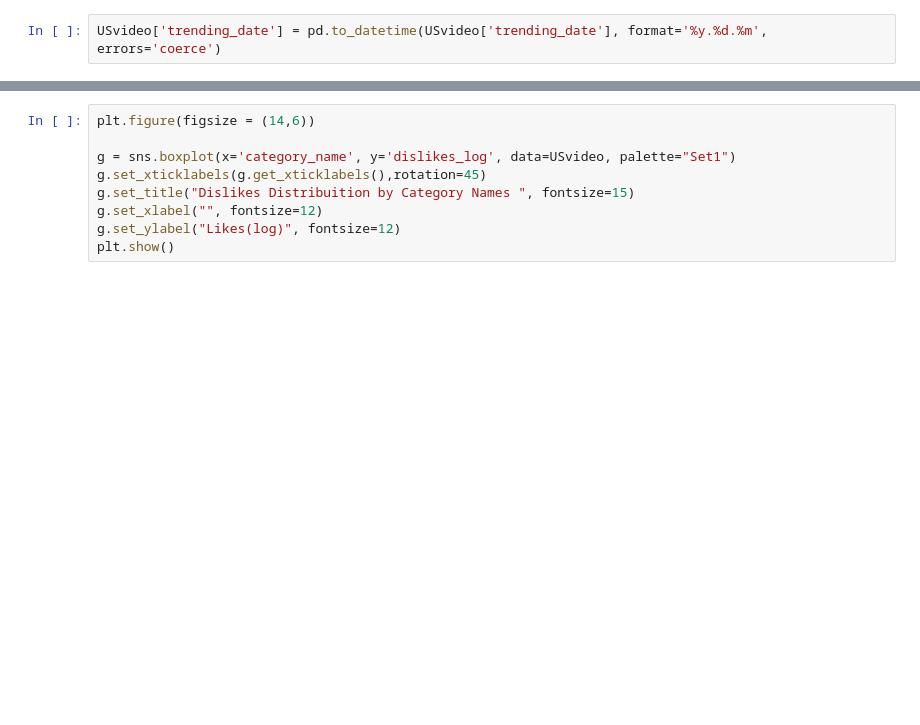
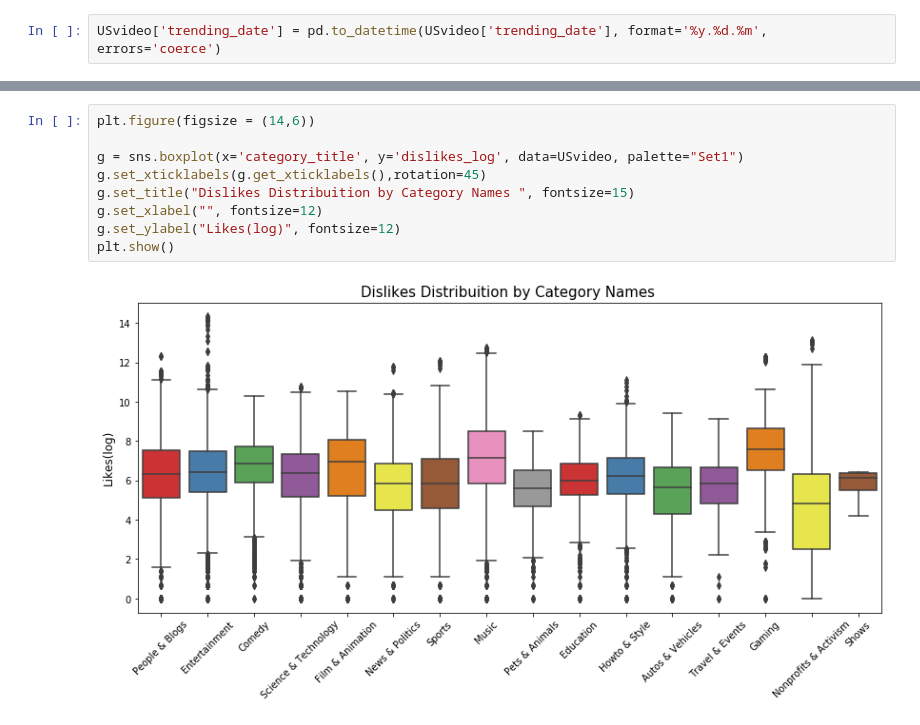
Before and after one commit to avijitj-hub/KDD-Project, a Jupyter notebook: Project - Deliverable 3.ipynb, the cells around one changed output, grey strips where cells are left out. Drawn from its saved outputs; the diff is of its cells as text; blank space fills up the shorter version.

```diff
--- a/Project - Deliverable 3.ipynb
+++ b/Project - Deliverable 3.ipynb
@@ -281,12 +352,14 @@ plt.show()
 # %%
 plt.figure(figsize = (14,6))
 
-g = sns.boxplot(x='category_name', y='dislikes_log', data=USvideo, palette="Set1")
+g = sns.boxplot(x='category_title', y='dislikes_log', data=USvideo, palette="Set1")
 g.set_xticklabels(g.get_xticklabels(),rotation=45)
 g.set_title("Dislikes Distribuition by Category Names ", fontsize=15)
 g.set_xlabel("", fontsize=12)
 g.set_ylabel("Likes(log)", fontsize=12)
 plt.show()
+# %% [output]
+[figure, added]
 # %%
 plt.figure(figsize = (14,6))
 
```
Also changed, not shown: parts of 16 cells of this notebook.
